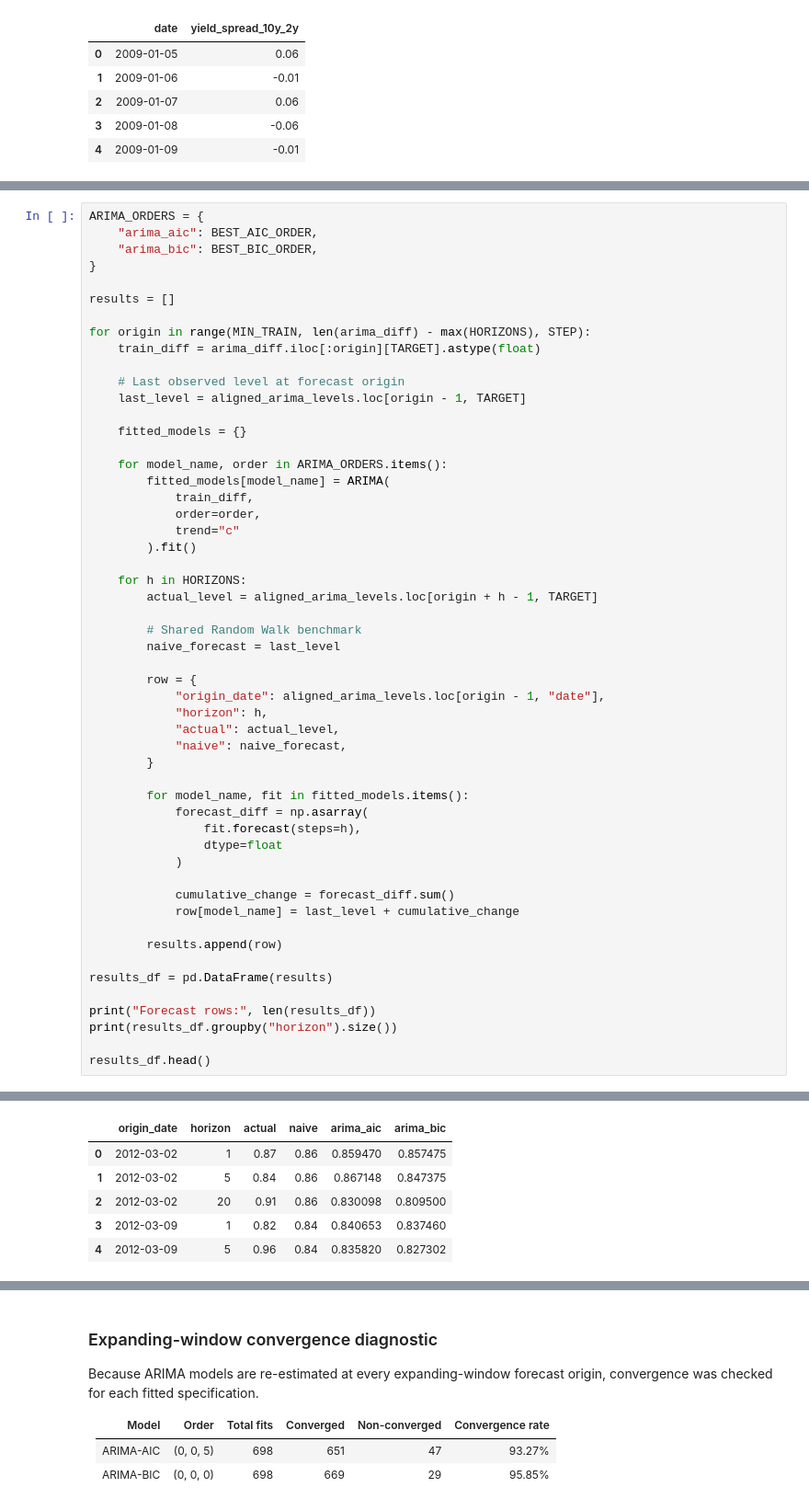
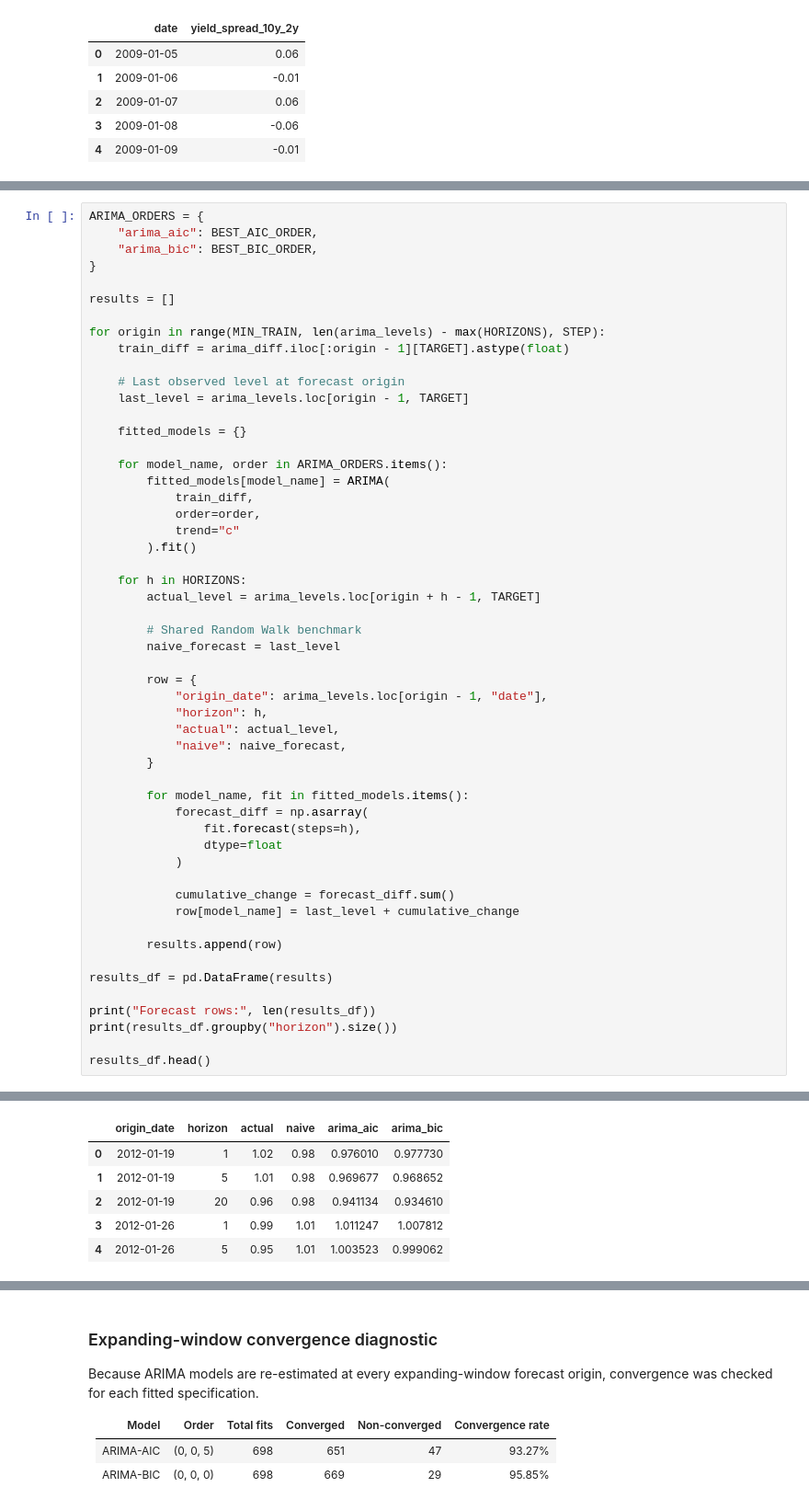
Before and after one commit to nholguinrh/DAMO-699-Capstone-project-GRP5, a Jupyter notebook: notebooks/03_models/arima_baseline.ipynb, the cells around one changed output, grey strips where cells are left out. Shown at 92% size. Cells and saved outputs as stored; diff of their text form.

```diff
--- a/notebooks/03_models/arima_baseline.ipynb
+++ b/notebooks/03_models/arima_baseline.ipynb
@@ -353,11 +318,11 @@ ARIMA_ORDERS = {
 
 results = []
 
-for origin in range(MIN_TRAIN, len(arima_diff) - max(HORIZONS), STEP):
-    train_diff = arima_diff.iloc[:origin][TARGET].astype(float)
+for origin in range(MIN_TRAIN, len(arima_levels) - max(HORIZONS), STEP):
+    train_diff = arima_diff.iloc[:origin - 1][TARGET].astype(float)
 
     # Last observed level at forecast origin
-    last_level = aligned_arima_levels.loc[origin - 1, TARGET]
+    last_level = arima_levels.loc[origin - 1, TARGET]
 
     fitted_models = {}
 
@@ -369,13 +334,13 @@ for origin in range(MIN_TRAIN, len(arima_diff) - max(HORIZONS), STEP):
         ).fit()
 
     for h in HORIZONS:
-        actual_level = aligned_arima_levels.loc[origin + h - 1, TARGET]
+        actual_level = arima_levels.loc[origin + h - 1, TARGET]
 
         # Shared Random Walk benchmark
         naive_forecast = last_level
 
         row = {
-            "origin_date": aligned_arima_levels.loc[origin - 1, "date"],
+            "origin_date": arima_levels.loc[origin - 1, "date"],
             "horizon": h,
             "actual": actual_level,
             "naive": naive_forecast,
@@ -407,10 +372,10 @@ horizon
 dtype: int64
 |  | origin_date | horizon | actual | naive | arima_aic | arima_bic |
-| 0 | 2012-03-02 | 1 | 0.87 | 0.86 | 0.859470 | 0.857475 |
-| 1 | 2012-03-02 | 5 | 0.84 | 0.86 | 0.867148 | 0.847375 |
-| 2 | 2012-03-02 | 20 | 0.91 | 0.86 | 0.830098 | 0.809500 |
-| 3 | 2012-03-09 | 1 | 0.82 | 0.84 | 0.840653 | 0.837460 |
-| 4 | 2012-03-09 | 5 | 0.96 | 0.84 | 0.835820 | 0.827302 |
+| 0 | 2012-01-19 | 1 | 1.02 | 0.98 | 0.976010 | 0.977730 |
+| 1 | 2012-01-19 | 5 | 1.01 | 0.98 | 0.969677 | 0.968652 |
+| 2 | 2012-01-19 | 20 | 0.96 | 0.98 | 0.941134 | 0.934610 |
+| 3 | 2012-01-26 | 1 | 0.99 | 1.01 | 1.011247 | 1.007812 |
+| 4 | 2012-01-26 | 5 | 0.95 | 1.01 | 1.003523 | 0.999062 |
 # %%
 print("Total forecast rows:", len(results_df))
 
```
Also changed, not shown: parts of 11 cells of this notebook, 16 other files.
